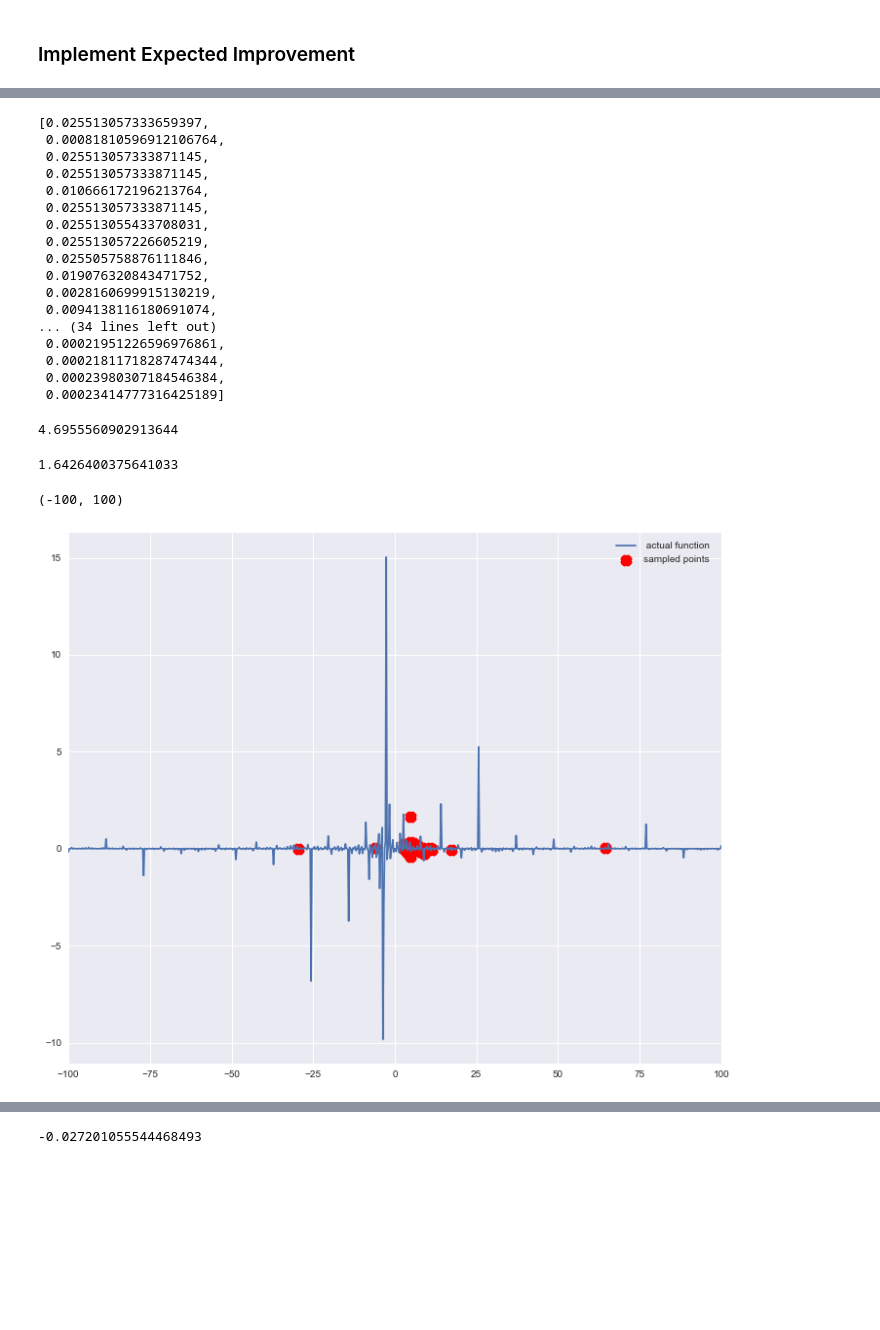
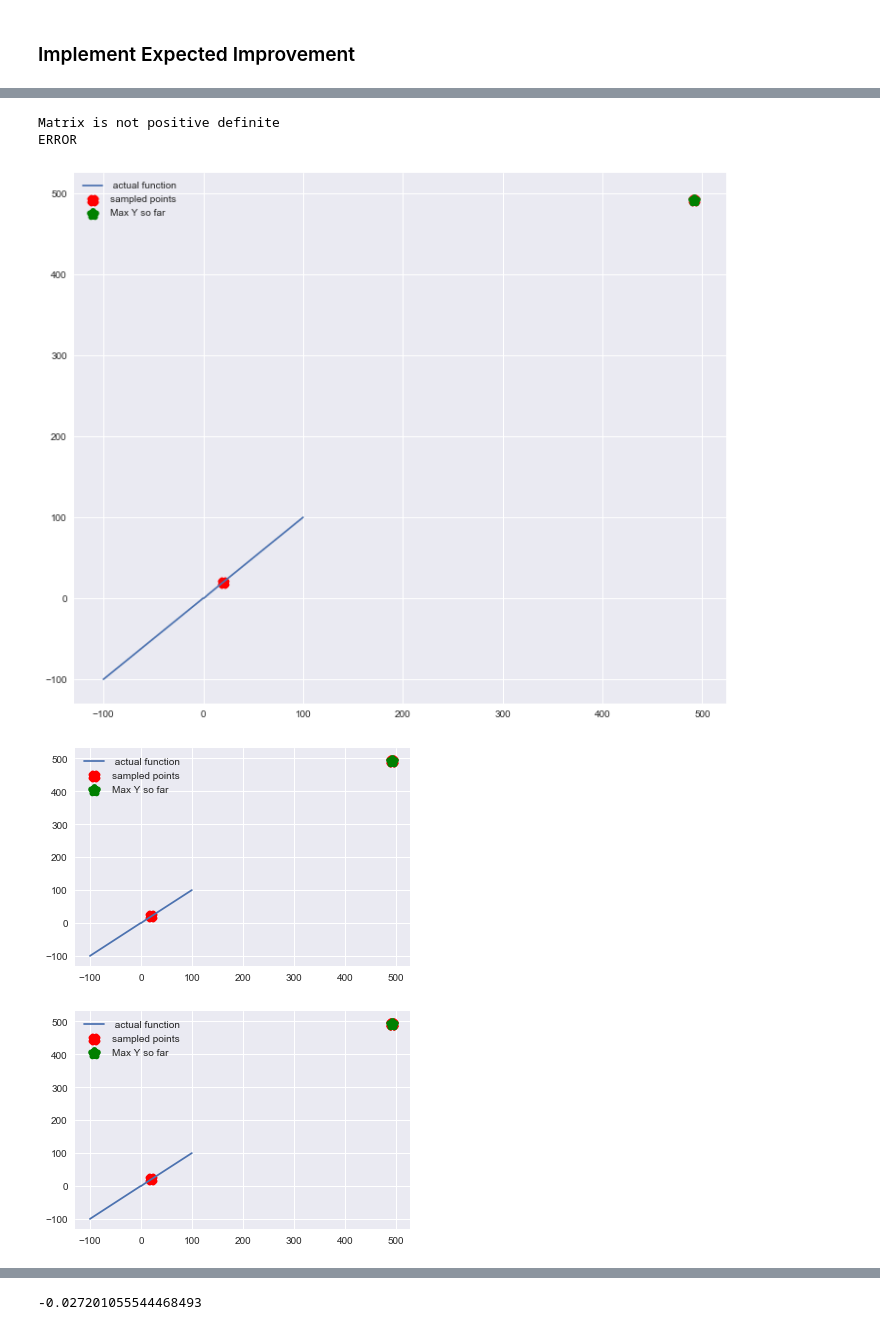
Before and after one commit to jonhilgart22/advanced_stats, a Jupyter notebook: final_project/Experimenting with GPs.ipynb, the cells around one changed output, grey strips where cells are left out. Saved outputs shown, nothing was run; the diff lists cells and outputs as text; code cells hidden in the pictures; blank space fills up the shorter version.

```diff
--- a/final_project/Experimenting with GPs.ipynb
+++ b/final_project/Experimenting with GPs.ipynb
@@ -677,2 +722,3 @@ def sample_from_function( y_function,
 # %%
-x, y, variance_of_estimate, best_x,best_y = sample_from_function(train_y_func,train_x, train_y_numbers,n=50 )
+#x, y, variance_of_estimate, best_x,best_y =
+gen = sample_from_function(train_y_func,train_x, train_y_numbers,n=15 )
@@ -707,2 +725,6 @@ x_vals = np.array([i for i in np.linspace(-100,100,1000)])
+# %%
+# slice the generator
+x_sampled_points, y_sampled_points, sampled_var, best_x, best_y = next(gen)
 # %%
-test_nums = np.array([train_y_func(i) for i in x_vals])
+train_y_x_axis = np.array(np.linspace(-100,100,800))
+train_y_numbers_ = [train_y_func(i) for i  in train_y_x_axis]
@@ -757,39 +731,19 @@ y
-# %%
-variance_of_estimate
-# %% [output]
-[0.025513057333659397,
- 0.00081810596912106764,
- 0.025513057333871145,
- 0.025513057333871145,
- 0.010666172196213764,
- 0.025513057333871145,
- 0.025513055433708031,
- 0.025513057226605219,
- 0.025505758876111846,
- 0.019076320843471752,
- 0.0028160699915130219,
- 0.0094138116180691074,
-... (34 lines left out)
- 0.00021951226596976861,
- 0.00021811718287474344,
- 0.00023980307184546384,
- 0.00023414777316425189]
-# %%
-best_x
-# %% [output]
-4.6955560902913644
-# %%
-best_y
-# %% [output]
-1.6426400375641033
-# %%
-train_y_numbers_ = [train_y_func(i) for i  in np.linspace(-100,100,800)]
-# %%
-plt.figure(figsize=(12,10))
-plt.scatter(x,y, color='red',marker='X',label='sampled points',linewidths=5)
-plt.plot(np.linspace(-100,100,800),train_y_numbers_, label=' actual function ')
-plt.legend()
-plt.xlim(-100,100)
-# %% [output]
-(-100, 100)
-[figure, removed]
+# %%
+plt.figure(figsize=(12,10))
+
+for i in range(10):
+    x_sampled_points, y_sampled_points, sampled_var, best_x, best_y = next(gen)
+    plt.scatter(x_sampled_points,y_sampled_points, color='red',marker='X',label='sampled points',linewidths=5)
+    plt.scatter(best_x,best_y, marker = "*",label='Max Y so far',linewidths=6, color = 'green')
+    #plt.gca().fill_between( np.array(x_sampled_points).flat, np.array(x_sampled_points)-2*np.sqrt(sampled_var),
+    #                       np.array(x_sampled_points)+2*np.sqrt(sampled_var), color="#dddddd",label='95% confidence')
+    plt.plot(train_y_x_axis,train_y_numbers_, label=' actual function ')
+
+    plt.legend()
+    plt.show();
+# %% [output]
+Matrix is not positive definite
+ERROR
+[figure, added]
+[figure, added]
+[figure, added]
```
Also changed, not shown: parts of 18 cells of this notebook.
